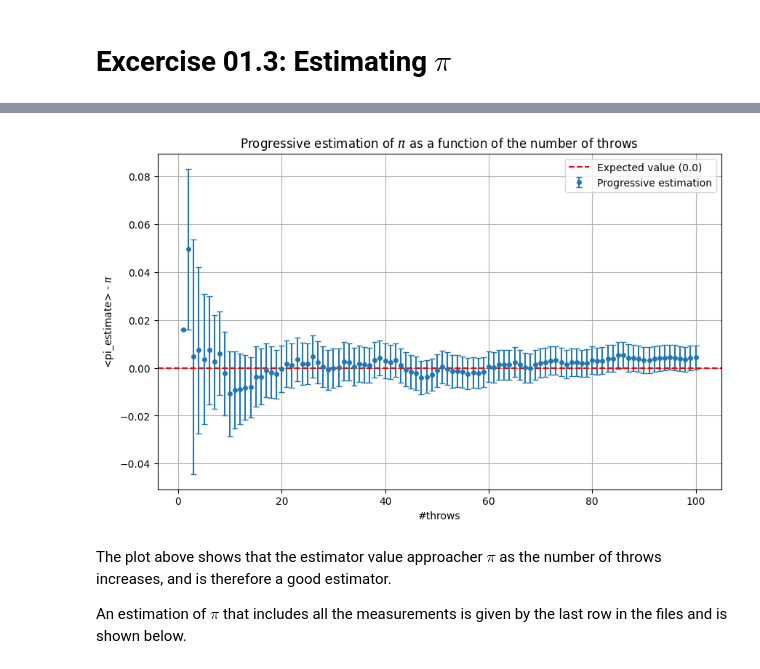
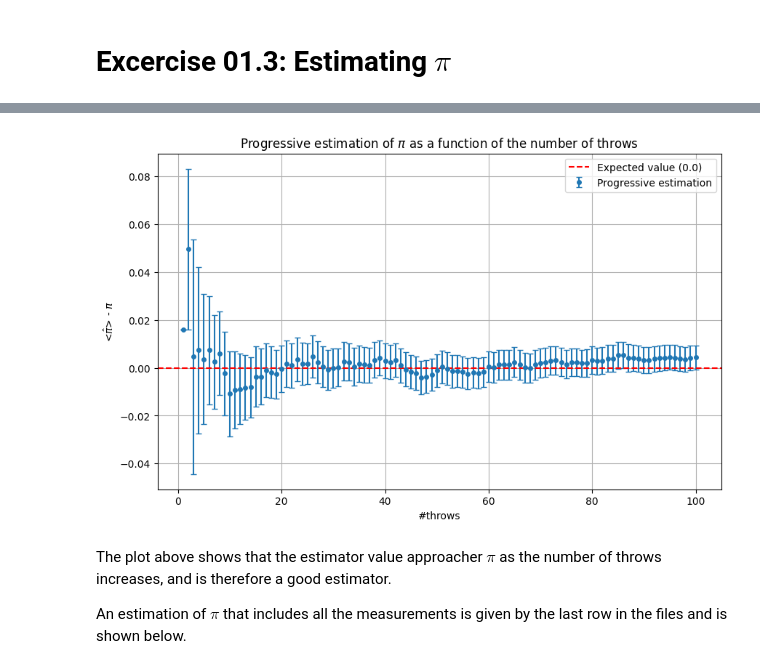
Before and after one commit to giuliagogna/NumericalSimulationLaboratory, a Jupyter notebook: Lab01/analysis1.ipynb, the cells around one changed output, grey strips where cells are left out. Saved outputs shown, nothing was run; the diff lists cells and outputs as text; code cells hidden in the pictures.

```diff
--- a/Lab01/analysis1.ipynb
+++ b/Lab01/analysis1.ipynb
@@ -291,18 +296,18 @@ The estimation of $\pi$ and its statistical uncertainty are evaluated for each b
 # %%
 throws, blocks, pi_values, errs = np.loadtxt(file_path+"01_3_pi_estimate.dat", unpack=True)
 
 plt.figure(figsize=(10, 6))
 
 plt.errorbar(blocks, pi_values - np.pi, yerr=errs, label = 'Progressive estimation', fmt='o', markersize=4, capsize=3)
 plt.axhline(0, color='red', linestyle='--', label='Expected value (0.0)')
 plt.xlabel('#throws')
-plt.ylabel('<pi_estimate> - $\pi$')
+plt.ylabel('<$\hat{\pi}$> - $\pi$')
 plt.title('Progressive estimation of $\pi$ as a function of the number of throws')
 plt.grid(True)
 plt.legend()
 plt.show()
 # %% [output]
-[figure, old version]
+[figure, new version]
 # %% [markdown]
 The plot above shows that the estimator value approacher $\pi$ as the number of throws increases, and is therefore a good estimator.
 
```
Also changed, not shown: parts of 1 cell of this notebook, 1 other file.
